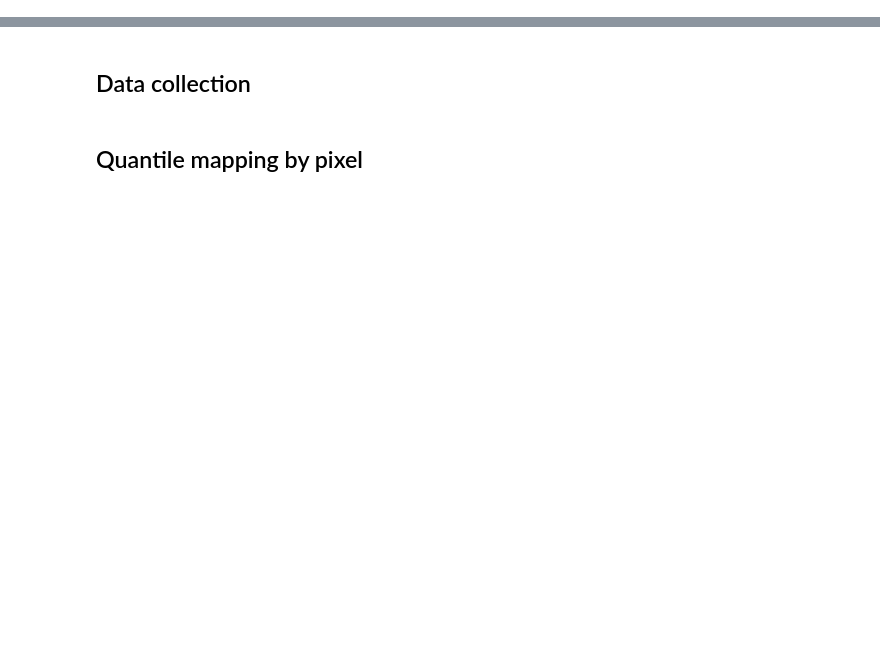
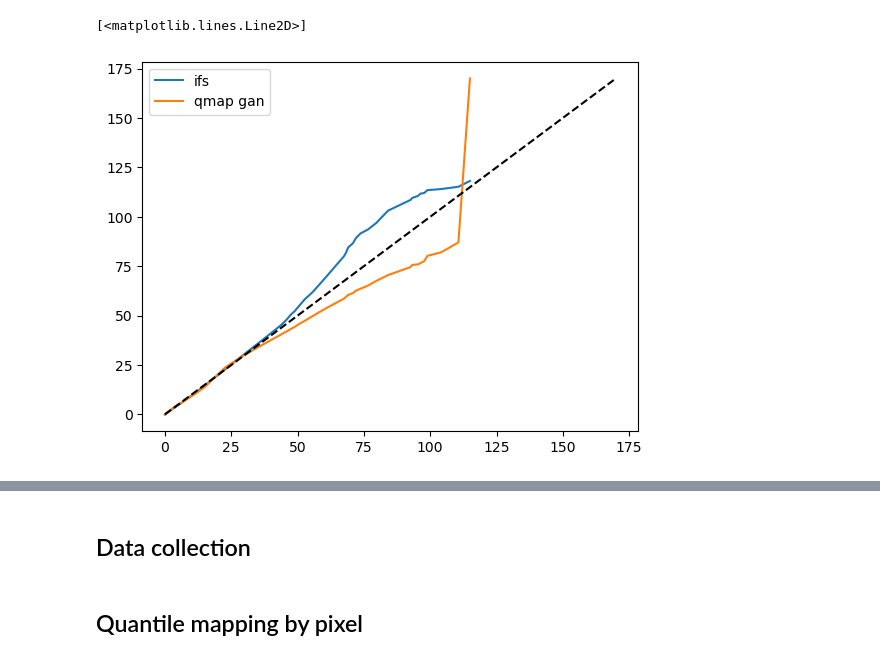
Before and after one commit to mlangguth89/downscaling-cgan, a Jupyter notebook: notebooks/quantile_mapping.ipynb, the cells around one changed output, grey strips where cells are left out. Cells and saved outputs as stored; diff of their text form; code cells hidden in the pictures; blank space fills up the shorter version.

```diff
--- a/notebooks/quantile_mapping.ipynb
+++ b/notebooks/quantile_mapping.ipynb
@@ -237,0 +518,7 @@ for date_index_name, d_ix in test_date_indexes.items():
+# %%
+# stitch together the GAN qmapped forecast
+with open(os.path.join('/user/home/uz22147/repos/downscaling-cgan/plots/quantile_map_plots', f'qq_plot_test_n10_total.pkl'), 'rb') as ifh:
+    data = pickle.load(ifh)
+    quantile_results = data['quantile_results']
+    quantile_boundary_list = data['quantile_boundary_list']
+    interval_list = data['interval_list']
@@ -237,0 +582,14 @@ for date_index_name, d_ix in test_date_indexes.items():
+# %%
+raw_gan_results = list(chain.from_iterable([list(item) for k, item in quantile_results['GAN'].items()]))
+fig, ax = plt.subplots(1,1)
+qapped_gan = list(chain.from_iterable([list(item) for k, item in quantile_results['GAN + qmap'].items()]))
+num_qs = 1000
+ax.plot(all_obs[:num_qs], ifs_results[:num_qs], label='ifs')
+ax.plot(all_obs[:num_qs], blended_gan_results[:num_qs], label='qmap gan')
+# ax.plot(all_obs[:num_qs], raw_gan_results[:num_qs], label='qmap gan')
+
+ax.legend()
+ax.plot(np.linspace(0,max(blended_gan_results[:num_qs]), 20), np.linspace(0,max(blended_gan_results[:num_qs]), 20), 'k--')
+# %% [output]
+[<matplotlib.lines.Line2D>]
+[figure, added]
```
Also changed, not shown: parts of 88 cells of this notebook.
